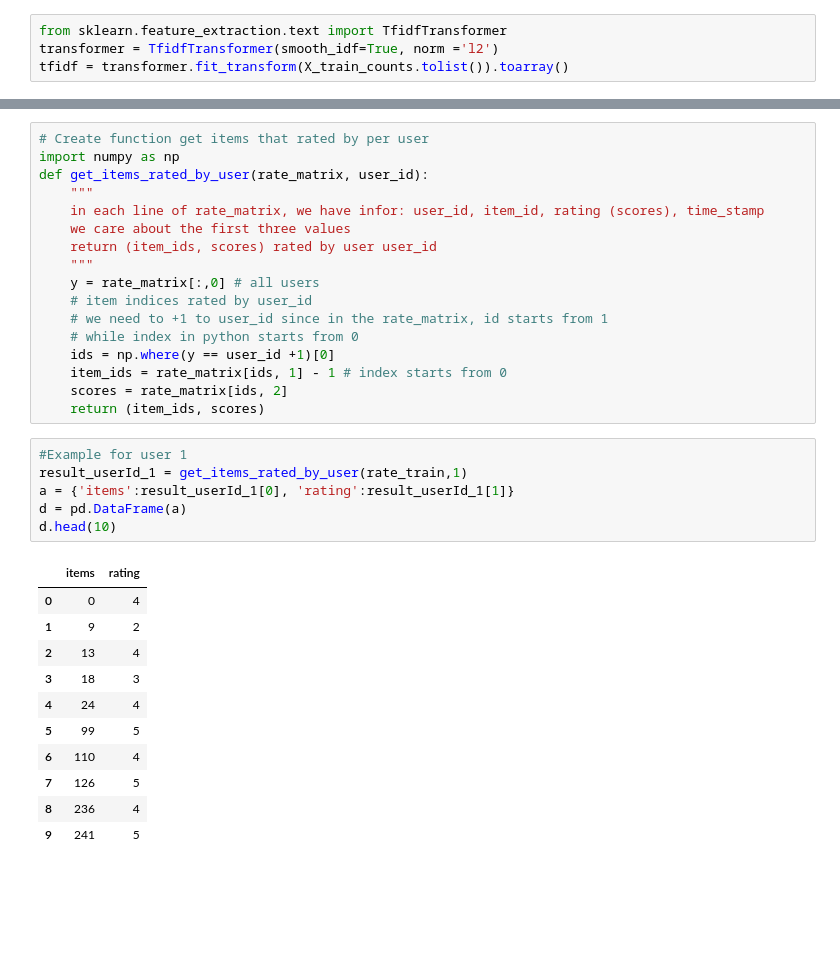
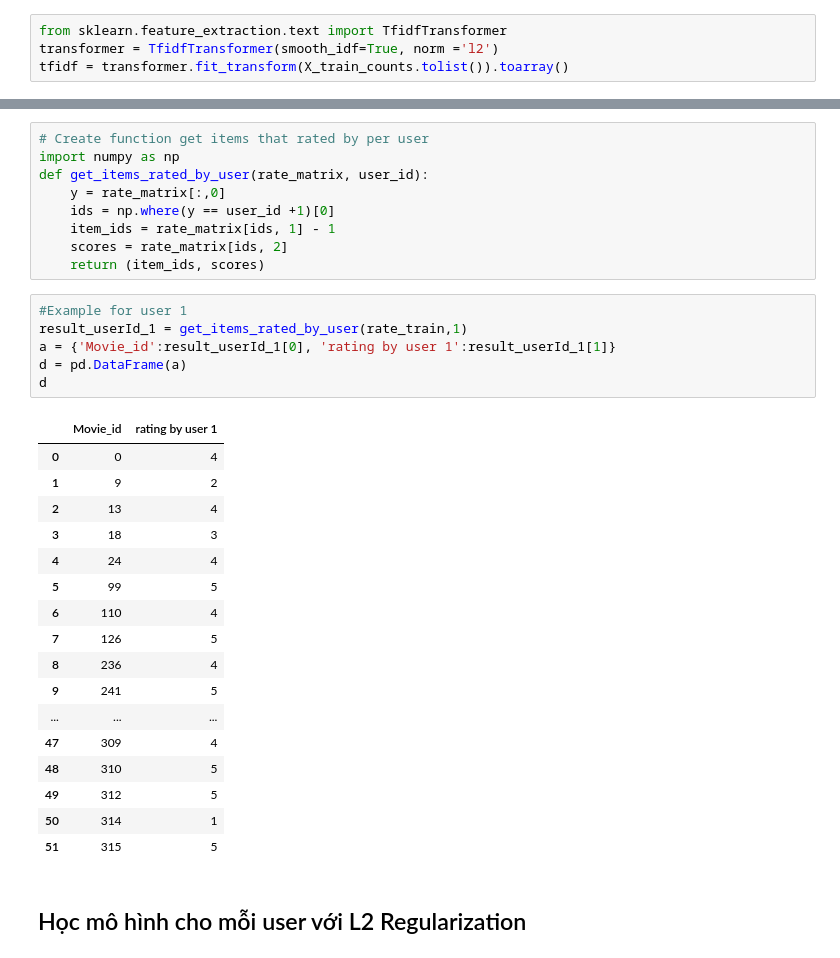
Before and after one commit to Thaibao247/Algorithms-for-recommendation-system, a Jupyter notebook: RecommendationTechniques/01_ Content_based_filtering/demo.ipynb, the cells around one changed output, grey strips where cells are left out. Cells and saved outputs as stored; diff of their text form; blank space fills up the shorter version.

```diff
--- a/RecommendationTechniques/01_ Content_based_filtering/demo.ipynb
+++ b/RecommendationTechniques/01_ Content_based_filtering/demo.ipynb
@@ -133,27 +139,19 @@ feature vector for movie  2
 # Create function get items that rated by per user
 import numpy as np
 def get_items_rated_by_user(rate_matrix, user_id):
-    """
-    in each line of rate_matrix, we have infor: user_id, item_id, rating (scores), time_stamp
-    we care about the first three values
-    return (item_ids, scores) rated by user user_id
-    """
-    y = rate_matrix[:,0] # all users
-    # item indices rated by user_id
-    # we need to +1 to user_id since in the rate_matrix, id starts from 1
-    # while index in python starts from 0
+    y = rate_matrix[:,0]
     ids = np.where(y == user_id +1)[0]
-    item_ids = rate_matrix[ids, 1] - 1 # index starts from 0
+    item_ids = rate_matrix[ids, 1] - 1
     scores = rate_matrix[ids, 2]
     return (item_ids, scores)
 # %%
 #Example for user 1
 result_userId_1 = get_items_rated_by_user(rate_train,1)
-a = {'items':result_userId_1[0], 'rating':result_userId_1[1]}
+a = {'Movie_id':result_userId_1[0], 'rating by user 1':result_userId_1[1]}
 d = pd.DataFrame(a)
-d.head(10)
+d
 # %% [output]
-|  | items | rating |
+|  | Movie_id | rating by user 1 |
 | 0 | 0 | 4 |
 | 1 | 9 | 2 |
 | 2 | 13 | 4 |
@@ -164,3 +162,11 @@ d.head(10)
 | 7 | 126 | 5 |
 | 8 | 236 | 4 |
 | 9 | 241 | 5 |
+| ... | ... | ... |
+| 47 | 309 | 4 |
+| 48 | 310 | 5 |
+| 49 | 312 | 5 |
+| 50 | 314 | 1 |
+| 51 | 315 | 5 |
+# %% [markdown]
+## Học mô hình cho mỗi user với L2 Regularization
```
Also changed, not shown: parts of 7 cells of this notebook.
